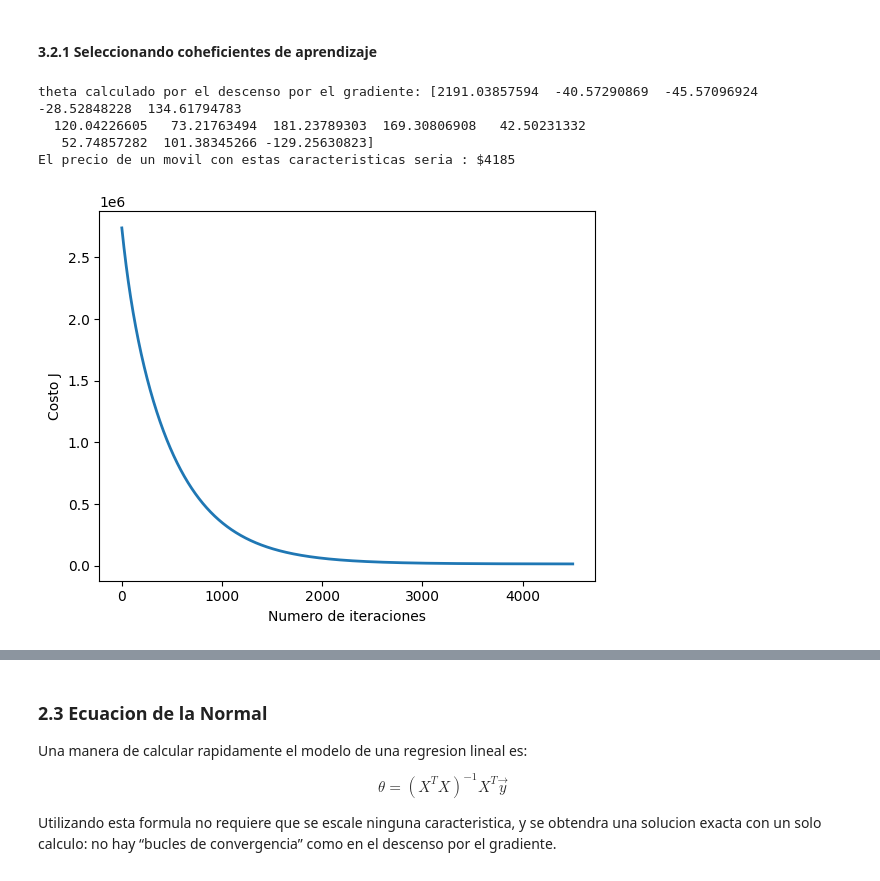
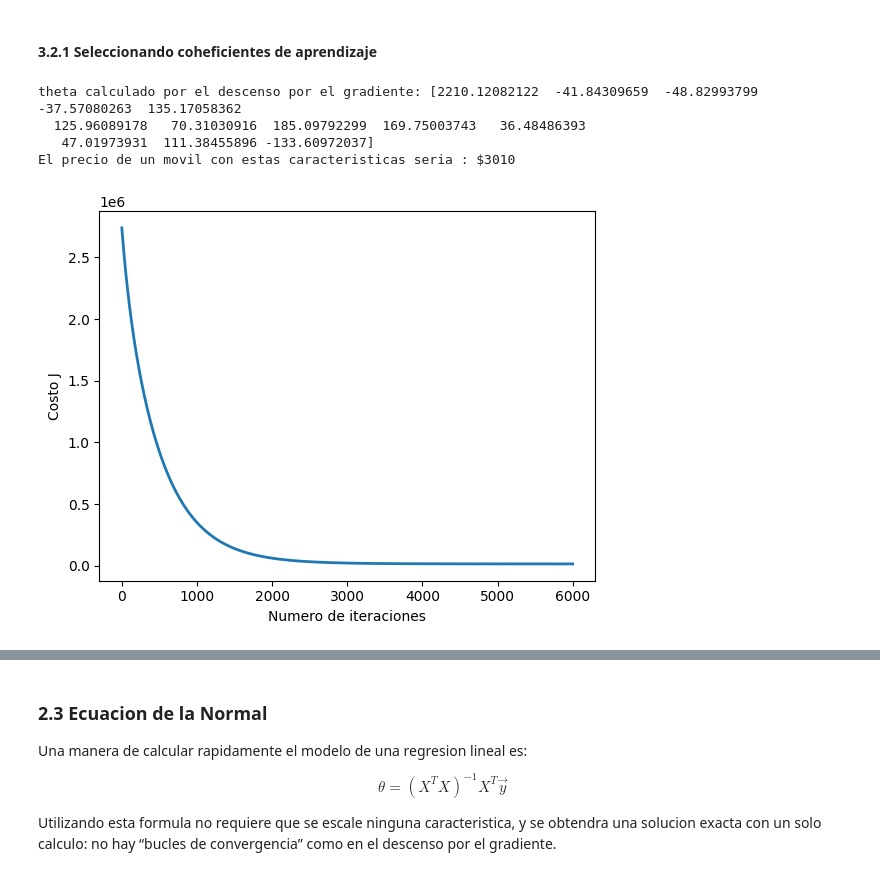
Before and after one commit to FranzDS01/InteligenciaArtifical, a Jupyter notebook: Laboratorios/lab07/Regresion_lineal_multiple.ipynb, the cells around one changed output, grey strips where cells are left out. Drawn from its saved outputs; the diff is of its cells as text; code cells hidden in the pictures.

```diff
--- a/Laboratorios/lab07/Regresion_lineal_multiple.ipynb
+++ b/Laboratorios/lab07/Regresion_lineal_multiple.ipynb
@@ -13,19 +13,3 @@ from mpl_toolkits.mplot3d import Axes3D  # Necesario para graficar superficies 3
 
 # llama a matplotlib a embeber graficas dentro de los cuadernillos
 %matplotlib inline
-# %%
-data = np.loadtxt('../Datasets/Cellphone.csv', delimiter=',', skiprows=1)
-y = data[:, 1]
-X = data[:,2:]
-
-m = y.size
-
-print('{:>8s}{:>8s}{:>8s}{:>8s}{:>8s}{:>8s}{:>8s}{:>8s}{:>8s}{:>8s}{:>8s}{:>10s}{:>8s}'.format(
-    'X[:,0]', 'X[:, 1]', 'X[:,2]', 'X[:, 3]', 'X[:,4]', 'X[:, 5]', 'X[:,6]', 'X[:, 7]', 'X[:,8]', 'X[:, 9]', 'X[:,10]', 'X[:,11]', 'y'))
-print('-'*110)
-for i in range(10):
-    print('{:8.0f}{:8.0f}{:8.0f}{:8.0f}{:8.0f}{:8.0f}{:8.0f}{:8.0f}{:8.0f}{:8.0f}{:8.0f}{:8.0f}{:10.0f}'.format(
-        X[i, 0], X[i, 1], X[i, 2], X[i, 3], X[i, 4], X[i, 5], X[i, 6], X[i, 7], X[i, 8], X[i, 9], X[i, 10], X[i, 11], y[i]))
-
-
-# imprimir algunos puntos de datos
@@ -134,30 +87,41 @@ def gradientDescentMulti(X, y, theta, alpha, num_iters):
 # %%
 # Elegir algun valor para alpha (probar varias alternativas)
 alpha = 0.001 # alpha = 0.003
-num_iters = 4500
+num_iters = 6000
 
 # inicializa theta y ejecuta el descenso por el gradiente
 theta = np.zeros(13)
 theta, J_history = gradientDescentMulti(X, y, theta, alpha, num_iters)
 
 # Grafica la convergencia del costo
 pyplot.plot(np.arange(len(J_history)), J_history, lw=2)
 pyplot.xlabel('Numero de iteraciones')
 pyplot.ylabel('Costo J')
 
 # Muestra los resultados del descenso por el gradiente
 print('theta calculado por el descenso por el gradiente: {:s}'.format(str(theta)))
-
 #Estimar el precio para de un celular
-#Price,Sale,weight,resoloution,ppi,cpucore,cpufreq,internalmem,ram,RearCam,Front_Cam,battery,thickness
 #precio,ventas,peso,resolucion,pixeles,CPU,Frecuencia,Memoria,RAM,Camara trasera, Camara frontal,bateria,espesor
-X_array = [1, 50,80,5,800,2,2.4,60,8,12,48,4500,9]
+#10     135       5     424       8       1      16       3      13       8    2610       7      2357
+ventas=10
+peso=135
+resolucion=5
+pixeles=424
+CPU=8
+Frecuencia=1
+Memoria=16
+Ram=3
+Camara_t=13
+Camara_f=8
+bateria=2610
+espesor=0.7
+X_array = [1, ventas, peso, resolucion, pixeles, CPU, Frecuencia,Memoria, Ram,Camara_t,Camara_f,bateria,espesor]
 X_array[1:] = (X_array[1:] - mu) / sigma
 price = np.dot(X_array, theta)   # Se debe cambiar esto
 print('El precio de un movil con estas caracteristicas seria : ${:.0f}'.format(price))
 # %% [output]
-theta calculado por el descenso por el gradiente: [2191.03857594  -40.57290869  -45.57096924  -28.52848228  134.61794783
-  120.04226605   73.21763494  181.23789303  169.30806908   42.50231332
-   52.74857282  101.38345266 -129.25630823]
-El precio de un movil con estas caracteristicas seria : $4185
+theta calculado por el descenso por el gradiente: [2210.12082122  -41.84309659  -48.82993799  -37.57080263  135.17058362
+  125.96089178   70.31030916  185.09792299  169.75003743   36.48486393
+   47.01973931  111.38455896 -133.60972037]
+El precio de un movil con estas caracteristicas seria : $3010
-[figure, old version]
+[figure, new version]
```
Also changed, not shown: parts of 6 cells of this notebook, 41 other files.
